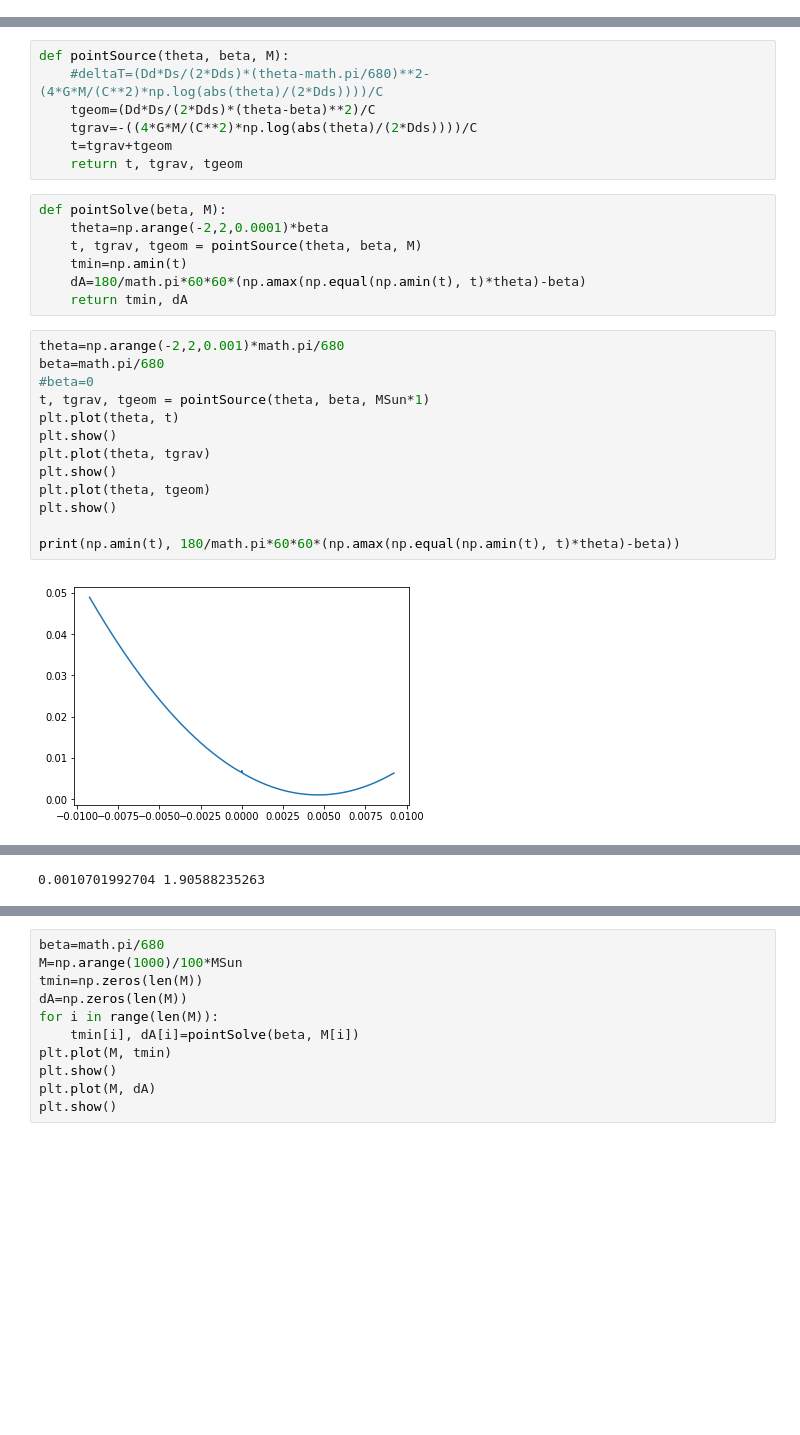
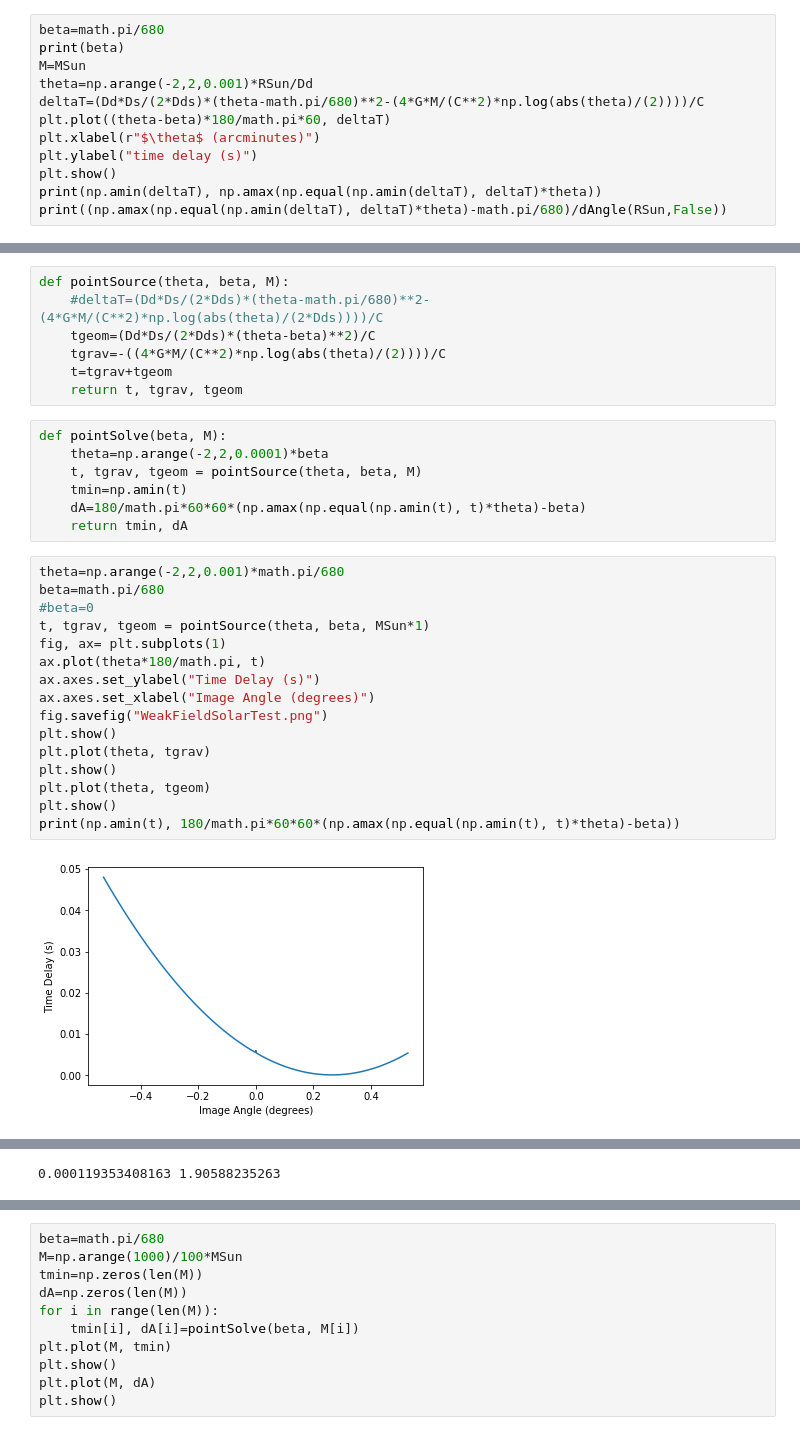
Before and after one commit to 18838367/hisho, a Jupyter notebook: G-Lensing Basic.ipynb, the cells around one changed output, grey strips where cells are left out. Saved outputs shown, nothing was run; the diff lists cells and outputs as text; blank space fills up the shorter version.

```diff
--- a/G-Lensing Basic.ipynb
+++ b/G-Lensing Basic.ipynb
@@ -43,3 +43,15 @@ print((np.amax(np.equal(np.amin(deltaT), deltaT)*theta)-math.pi/680)/dAngle(RSun
 [figure]
 0.00107019924169 0.00462914438503
 1.08014022888
+# %%
+beta=math.pi/680
+print(beta)
+M=MSun
+theta=np.arange(-2,2,0.001)*RSun/Dd
+deltaT=(Dd*Ds/(2*Dds)*(theta-math.pi/680)**2-(4*G*M/(C**2)*np.log(abs(theta)/(2))))/C
+plt.plot((theta-beta)*180/math.pi*60, deltaT)
+plt.xlabel(r"$\theta$ (arcminutes)")
+plt.ylabel("time delay (s)")
+plt.show()
+print(np.amin(deltaT), np.amax(np.equal(np.amin(deltaT), deltaT)*theta))
+print((np.amax(np.equal(np.amin(deltaT), deltaT)*theta)-math.pi/680)/dAngle(RSun,False))
@@ -47,7 +64,7 @@ print((np.amax(np.equal(np.amin(deltaT), deltaT)*theta)-math.pi/680)/dAngle(RSun
 def pointSource(theta, beta, M):
     #deltaT=(Dd*Ds/(2*Dds)*(theta-math.pi/680)**2-(4*G*M/(C**2)*np.log(abs(theta)/(2*Dds))))/C
     tgeom=(Dd*Ds/(2*Dds)*(theta-beta)**2)/C
-    tgrav=-((4*G*M/(C**2)*np.log(abs(theta)/(2*Dds))))/C
+    tgrav=-((4*G*M/(C**2)*np.log(abs(theta)/(2))))/C
     t=tgrav+tgeom
     return t, tgrav, tgeom
 # %%
@@ -60,15 +77,18 @@ def pointSolve(beta, M):
 # %%
 theta=np.arange(-2,2,0.001)*math.pi/680
 beta=math.pi/680
 #beta=0
 t, tgrav, tgeom = pointSource(theta, beta, MSun*1)
-plt.plot(theta, t)
+fig, ax= plt.subplots(1)
+ax.plot(theta*180/math.pi, t)
+ax.axes.set_ylabel("Time Delay (s)")
+ax.axes.set_xlabel("Image Angle (degrees)")
+fig.savefig("WeakFieldSolarTest.png")
 plt.show()
 plt.plot(theta, tgrav)
 plt.show()
 plt.plot(theta, tgeom)
 plt.show()
-
 print(np.amin(t), 180/math.pi*60*60*(np.amax(np.equal(np.amin(t), t)*theta)-beta))
 # %% [output]
-[figure, old version]
+[figure, new version]
@@ -76,5 +96,5 @@ print(np.amin(t), 180/math.pi*60*60*(np.amax(np.equal(np.amin(t), t)*theta)-beta
 [figure]
-0.0010701992704 1.90588235263
+0.000119353408163 1.90588235263
 # %%
 beta=np.arange(0,1,0.0001)*math.pi/240
 tmin=np.zeros(len(beta))
```
Also changed, not shown: parts of 3 cells of this notebook, 2 other files.
